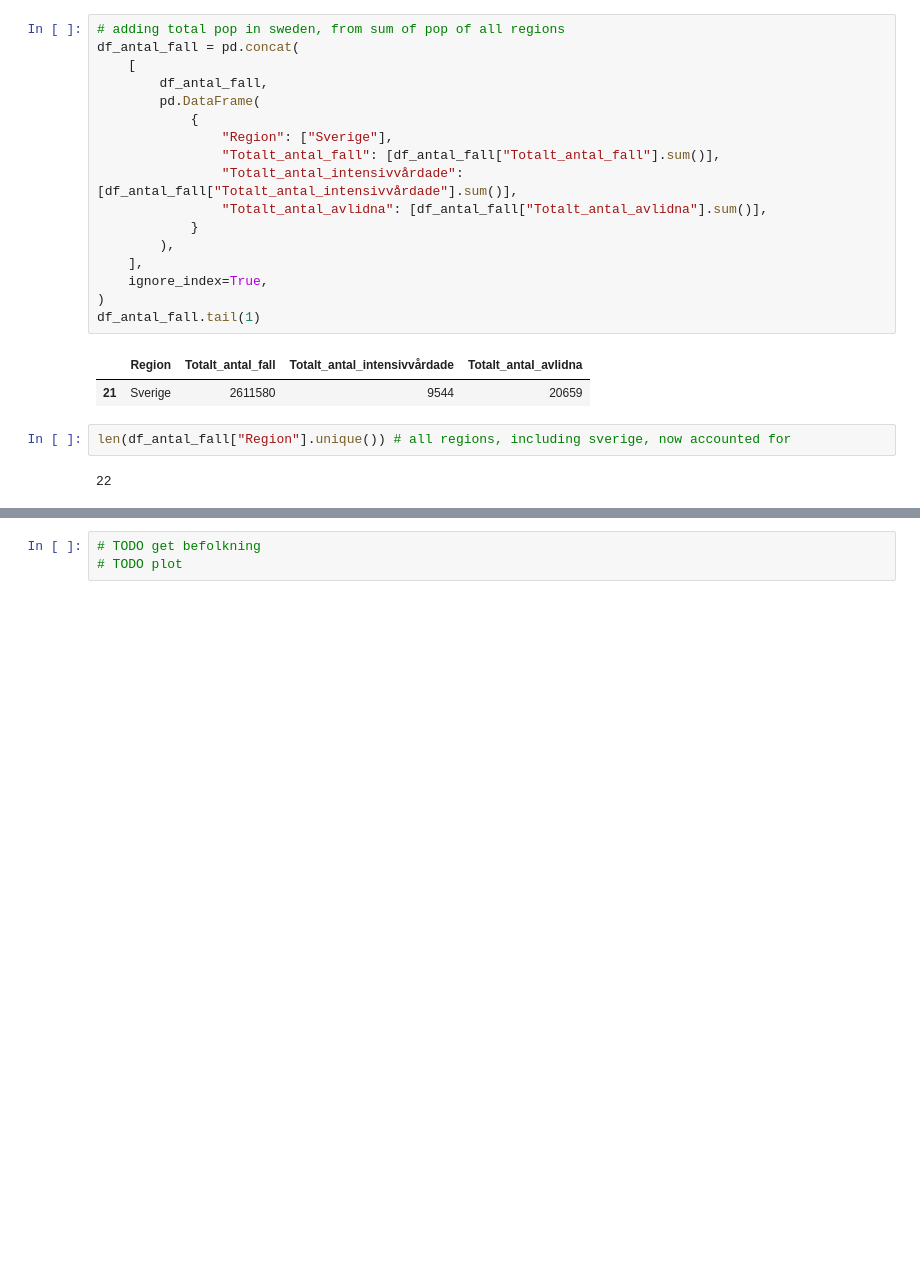
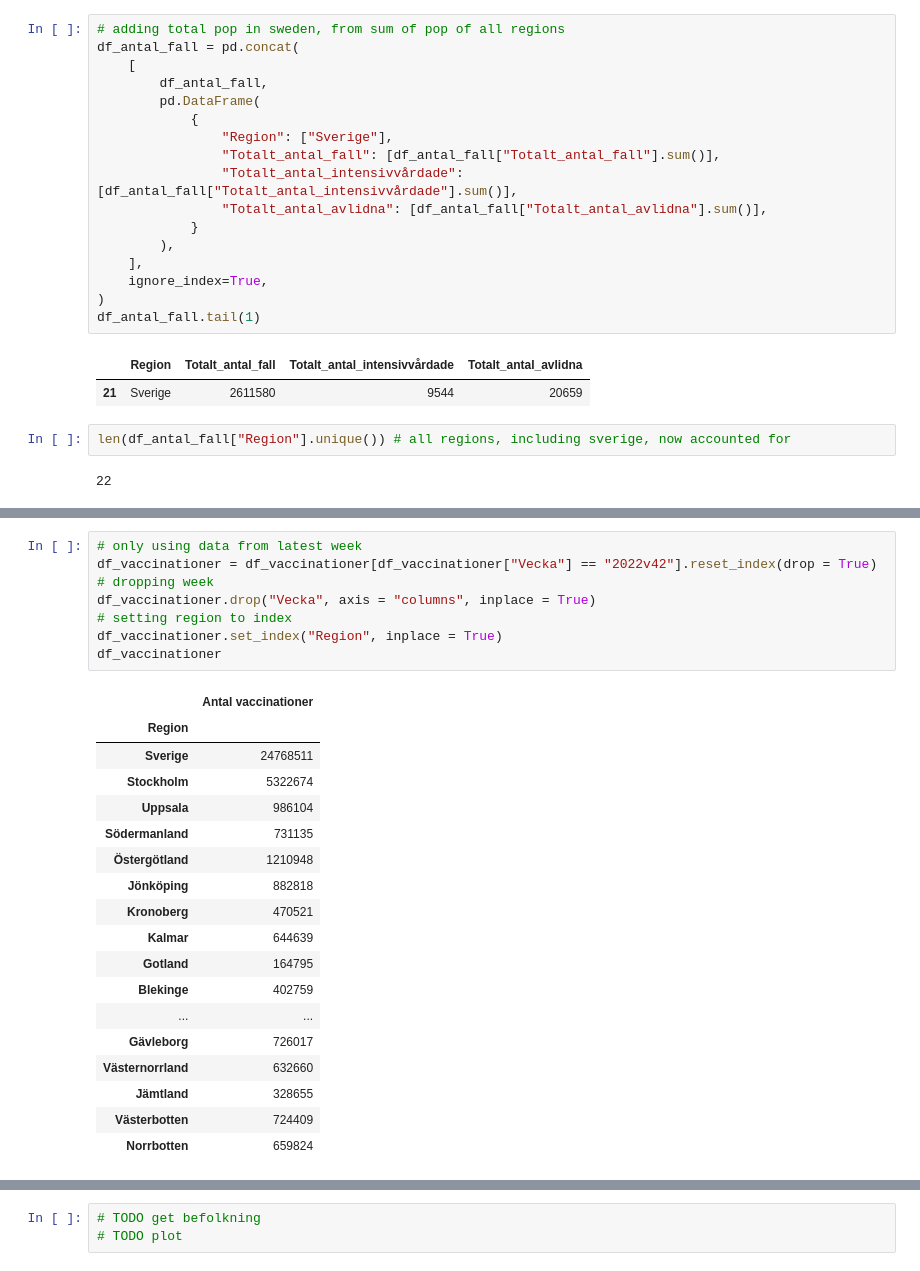
Before and after one commit to Andreas-Svensson/data_processing, a Jupyter notebook: Laboration_Covid19/E3_KPI_Relation_Cases_Vaccinated.ipynb, the cells around one changed output, grey strips where cells are left out. Drawn from its saved outputs; the diff is of its cells as text; blank space fills up the shorter version.

```diff
--- a/Laboration_Covid19/E3_KPI_Relation_Cases_Vaccinated.ipynb
+++ b/Laboration_Covid19/E3_KPI_Relation_Cases_Vaccinated.ipynb
@@ -112 +137,28 @@ len(df_antal_fall["Region"].unique()) # all regions, including sverige, now acco
+# %%
+# only using data from latest week
+df_vaccinationer = df_vaccinationer[df_vaccinationer["Vecka"] == "2022v42"].reset_index(drop = True)
+# dropping week
+df_vaccinationer.drop("Vecka", axis = "columns", inplace = True)
+# setting region to index
+df_vaccinationer.set_index("Region", inplace = True)
+df_vaccinationer
+# %% [output]
+|  | Antal vaccinationer |
+| Region |  |
+| Sverige | 24768511 |
+| Stockholm | 5322674 |
+| Uppsala | 986104 |
+| Södermanland | 731135 |
+| Östergötland | 1210948 |
+| Jönköping | 882818 |
+| Kronoberg | 470521 |
+| Kalmar | 644639 |
+| Gotland | 164795 |
+| Blekinge | 402759 |
+| ... | ... |
+| Gävleborg | 726017 |
+| Västernorrland | 632660 |
+| Jämtland | 328655 |
+| Västerbotten | 724409 |
+| Norrbotten | 659824 |
 # %%
```
Also changed, not shown: parts of 6 cells of this notebook.
